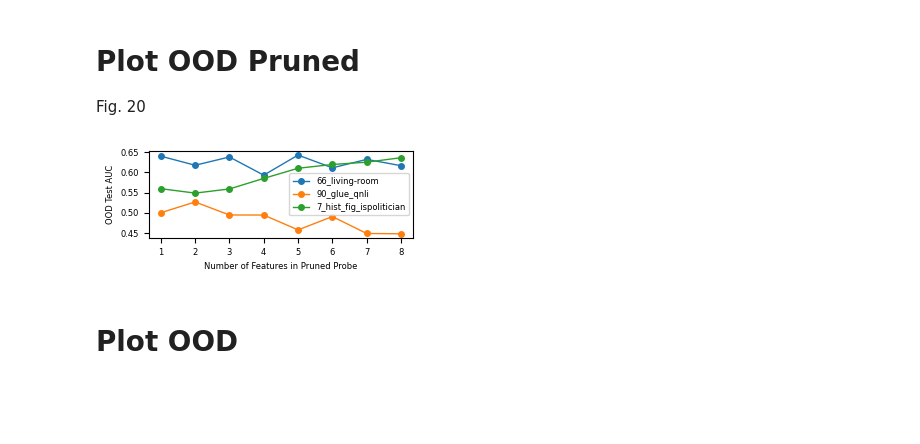
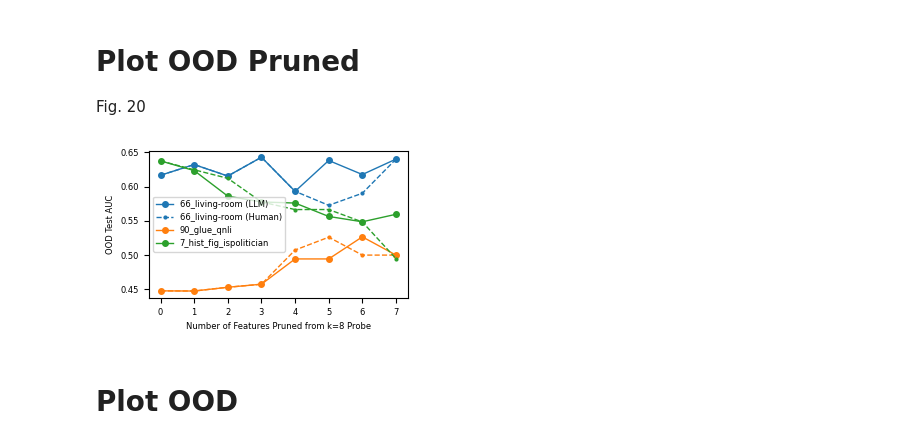
Before and after one commit to mganderson-goodfire/SAE-Probes, a Jupyter notebook: plot_ood.ipynb, the cells around one changed output. Drawn from its saved outputs; the diff is of its cells as text; code cells hidden in the pictures; blank space fills up the shorter version.

```diff
--- a/plot_ood.ipynb
+++ b/plot_ood.ipynb
@@ -33,28 +33,38 @@ while generating dataset activations and such are towards the end. To run probes
 # Plot OOD Pruned
 Fig. 20
 # %%
-def get_results(dataset):
-    return pd.read_csv(f'results/sae_probes_gemma-2-9b/OOD/OOD_latents/{dataset}/{dataset}_pruned.csv')['ood_auc']
+def get_results(dataset, ret='human'):
+    return pd.read_csv(f'results/sae_probes_gemma-2-9b/OOD/OOD_latents/{dataset}/{dataset}_pruned.csv')[f'ood_auc_{ret}']
 
 def plot_pruned():
     datasets = ['66_living-room', '90_glue_qnli', '7_hist_fig_ispolitician']
-    plt.figure(figsize=(3.25, 1.4))
-    for dataset in datasets:
-        res = list(get_results(dataset))
-        k = range(1, len(res)+1)
-        plt.plot(k, res, 'o-', label=dataset, linewidth = 1, markersize = 4)
-    plt.xlabel('Number of Features in Pruned Probe')
+    plt.figure(figsize=(3.25, 2))
+
+    for i, dataset in enumerate(datasets):
+        res_llm = list(get_results(dataset, ret='llm'))
+        k  = list(range(len(res_llm)))
+        if i == 0:
+            plt.plot(k, res_llm[::-1], 'o-', label=dataset + ' (LLM)', linewidth=1, markersize=4)
+            res_human = list(get_results(dataset, ret='human'))
+            plt.plot(k, res_human[::-1], 'o--', label=dataset + ' (Human)', linewidth=1, markersize=2, color=plt.gca().lines[-1].get_color())
+        else:
+            plt.plot(k, res_llm[::-1], 'o-', label=dataset, linewidth=1, markersize=4)
+            res_human = list(get_results(dataset, ret='human'))
+            plt.plot(k, res_human[::-1], 'o--', linewidth=1, markersize=2, color=plt.gca().lines[-1].get_color())
+
+    plt.xlabel('Number of Features Pruned from k=8 Probe')
     plt.ylabel('OOD Test AUC')
     plt.legend()
+    #plt.gca().invert_xaxis()  # Reverse x-axis direction
     savename = 'figures/OOD/OOD_pruned'
     plt.tight_layout()
-    os.makedirs('figures/OOD', exist_ok = True)
-    plt.savefig(f'{savename}.pdf', dpi = 300)
-    plt.savefig(f'{savename}.png', dpi = 300)
+    os.makedirs('figures/OOD', exist_ok=True)
+    plt.savefig(f'{savename}.pdf', dpi=300)
+    plt.savefig(f'{savename}.png', dpi=300)
 
 plot_pruned()
 # %% [output]
-[figure, old version]
+[figure, new version]
 # %% [markdown]
 # Plot OOD
 # %%
```
Also changed, not shown: 12 other files.
